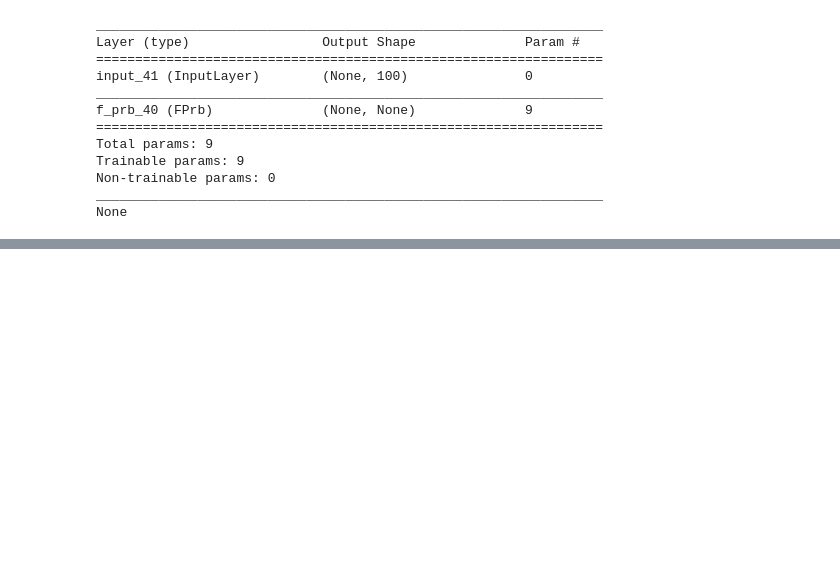
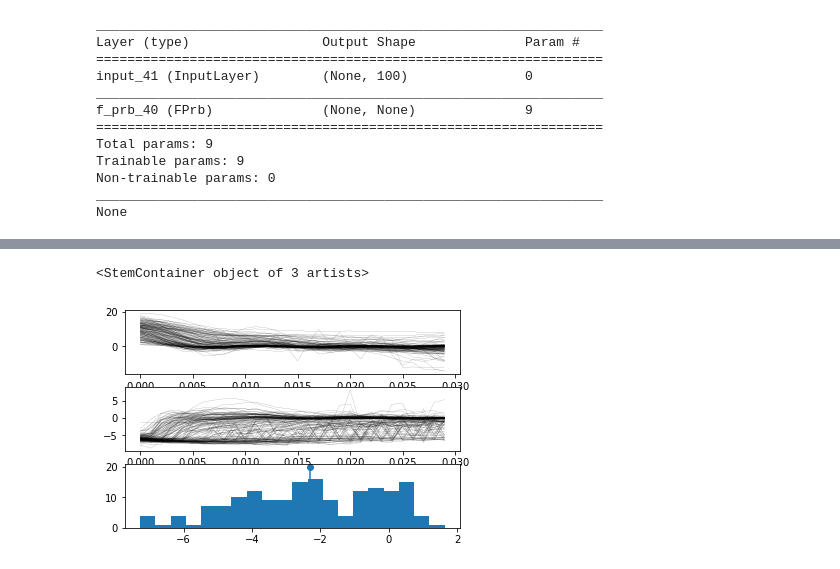
Before and after one commit to zdeblick/fun-con, a Jupyter notebook: CellTypePriors.ipynb, the cells around one changed output, grey strips where cells are left out. Saved outputs shown, nothing was run; the diff lists cells and outputs as text; code cells hidden in the pictures; blank space fills up the shorter version.

```diff
--- a/CellTypePriors.ipynb
+++ b/CellTypePriors.ipynb
@@ -418,0 +387,30 @@ plt.plot(t,p[4-w]*np.exp(p[5-w]*t)+p[6-w]*np.exp(p[7-w]*t))
+# %%
+bin_len = 0.001
+d=30
+t = np.arange(d)*bin_len
+layers = np.unique(cells.structure_layer_name.values)
+F_clumps = {}
+W_clumps = {}
+b_clumps = {}
+for layer in layers:
+    print layer
+#     cell_ids = inh_cells[inh_cells.structure_layer_name==layer]['id'].values
+    cell_ids = exc_cells[exc_cells.structure_layer_name==layer]['id'].values
+
+    if len(cell_ids)>5:
+        F_clump = []
+        W_clump = []
+        b_clump = []
+        for i, cell_id in enumerate(cell_ids):
+            print i, '/', len(cell_ids)
+            sweeps = get_sweeps_with_stim(ctc.get_ephys_data(cell_id),'Noise')
+            if len(sweeps)>0:
+                (binned_spikes, binned_stim) = bin_spikes_and_stim(sweeps,bin_len)
+                (F,W,b) = GLM_network_fit(binned_stim*1e9,binned_spikes, d, d, bin_len)
+                F_clump.append(np.squeeze(F))
+                W_clump.append(np.squeeze(W))
+                b_clump.append(np.squeeze(b))
+
+        F_clumps[layer] = np.vstack(F_clump)
+        W_clumps[layer] = np.vstack(W_clump)
+        b_clumps[layer] = np.vstack(b_clump)
@@ -418,0 +440,18 @@ plt.plot(t,p[4-w]*np.exp(p[5-w]*t)+p[6-w]*np.exp(p[7-w]*t))
+# %%
+t = np.arange(d)*bin_len
+lay = '5'
+F_means = np.mean(F_clumps[lay],axis = 0)
+W_means = np.mean(W_clumps[lay],axis = 0)
+b_mean = np.mean(b_clumps[lay])
+
+fig,ax = plt.subplots(3,1)
+for i in range(b.shape[0]):
+    ax[0].plot(t,F_clumps[lay].T,'k',linewidth = 0.1)
+    ax[1].plot(t,W_clumps[lay].T,'k',linewidth = 0.1)
+ax[0].plot(t,F_means,'k',linewidth = 0.1)
+ax[1].plot(t,W_means,'k',linewidth = 0.1)
+ax[2].hist(b_clumps[lay],bins = 20)
+ax[2].stem([b_mean],[20])
+# %% [output]
+<StemContainer object of 3 artists>
+[figure, added]
```
Also changed, not shown: parts of 21 cells of this notebook, 4 other files.
